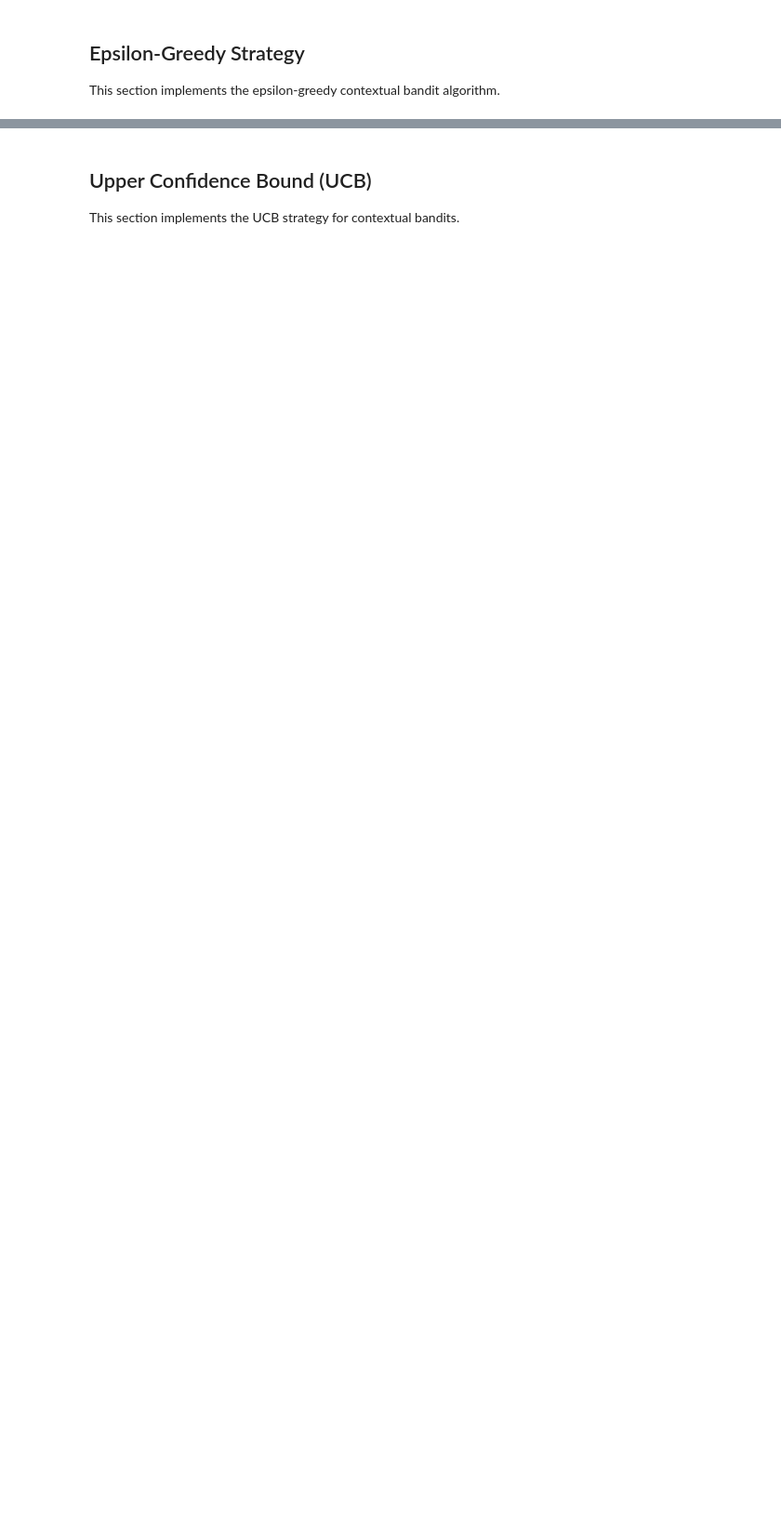
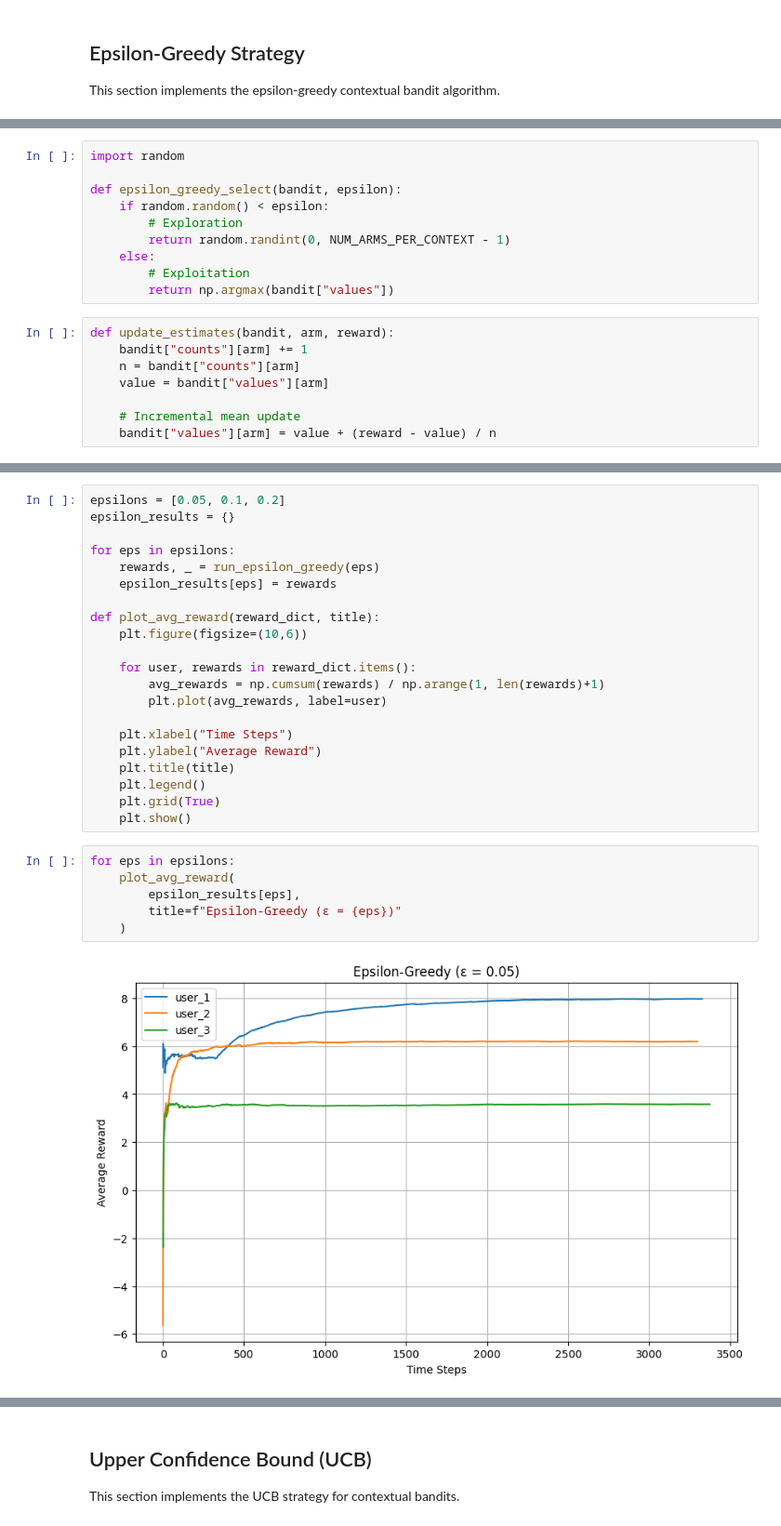
Before and after one commit to udaiveersingh/lab3-contextual-bandit, a Jupyter notebook: lab3_results_17.ipynb, the cells around one changed output, grey strips where cells are left out. Shown at 93% size. Saved outputs shown, nothing was run; the diff lists cells and outputs as text; blank space fills up the shorter version.

Commit message:
Final submission: Lab 3 Contextual Bandit implementation complete

```diff
--- a/lab3_results_17.ipynb
+++ b/lab3_results_17.ipynb
@@ -232,0 +279,18 @@ This section implements the epsilon-greedy contextual bandit algorithm.
+# %%
+import random
+
+def epsilon_greedy_select(bandit, epsilon):
+    if random.random() < epsilon:
+        # Exploration
+        return random.randint(0, NUM_ARMS_PER_CONTEXT - 1)
+    else:
+        # Exploitation
+        return np.argmax(bandit["values"])
+# %%
+def update_estimates(bandit, arm, reward):
+    bandit["counts"][arm] += 1
+    n = bandit["counts"][arm]
+    value = bandit["values"][arm]
+
+    # Incremental mean update
+    bandit["values"][arm] = value + (reward - value) / n
@@ -232,0 +323,29 @@ This section implements the epsilon-greedy contextual bandit algorithm.
+# %%
+epsilons = [0.05, 0.1, 0.2]
+epsilon_results = {}
+
+for eps in epsilons:
+    rewards, _ = run_epsilon_greedy(eps)
+    epsilon_results[eps] = rewards
+
+def plot_avg_reward(reward_dict, title):
+    plt.figure(figsize=(10,6))
+
+    for user, rewards in reward_dict.items():
+        avg_rewards = np.cumsum(rewards) / np.arange(1, len(rewards)+1)
+        plt.plot(avg_rewards, label=user)
+
+    plt.xlabel("Time Steps")
+    plt.ylabel("Average Reward")
+    plt.title(title)
+    plt.legend()
+    plt.grid(True)
+    plt.show()
+# %%
+for eps in epsilons:
+    plot_avg_reward(
+        epsilon_results[eps],
+        title=f"Epsilon-Greedy (ε = {eps})"
+    )
+# %% [output]
+[figure, added]
```
Also changed, not shown: parts of 25 cells of this notebook, 2 other files.
